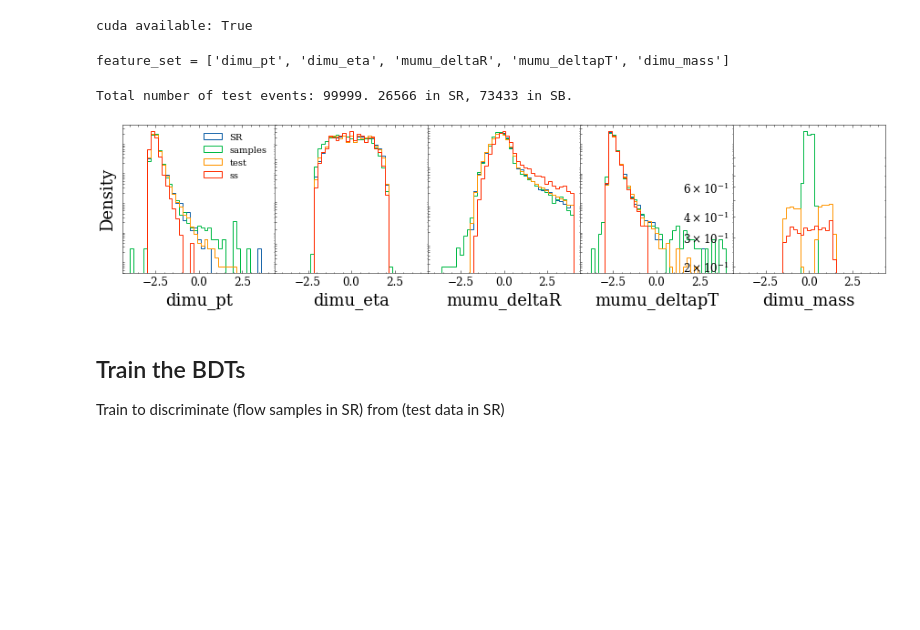
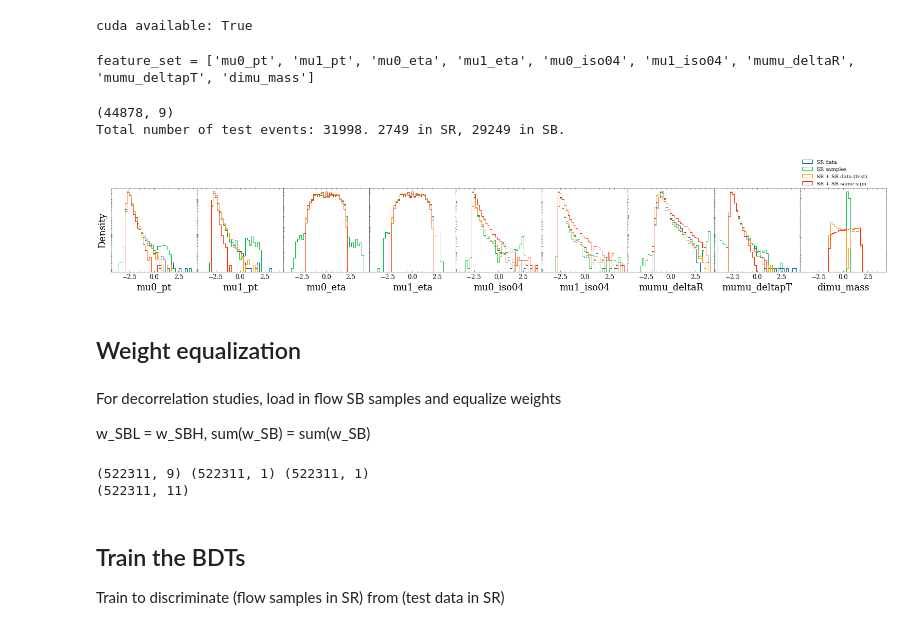
Before and after one commit to hep-lbdl/dimuonAD, a Jupyter notebook: 07_bump_hunt.ipynb, the cells around one changed output. Cells and saved outputs as stored; diff of their text form; code cells hidden in the pictures; blank space fills up the shorter version.

Commit message:
weights are working. attemped mass decorrelation (which is not working)

```diff
--- a/07_bump_hunt.ipynb
+++ b/07_bump_hunt.ipynb
@@ -28,8 +32,8 @@ with open("workflow.yaml", "r") as file:
 bands = ["SBL", "SR", "SBH"]
 data_dict = {}
 
-project_id = "dimu_supp"
-particle_type = "eta_shifted"
+project_id = "single_2"
+particle_type = "eta"
 
 flow_training_id = f"lowmass_{particle_type}_nojet_{project_id}"
 flow_training_dir = os.path.join("models", f"{flow_training_id}/")
@@ -48,11 +52,12 @@ with open(f"models/{flow_training_id}/configs.txt", "rb") as infile:
     configs = infile.readlines()[0].decode("utf-8")
     print(configs)
 # %% [output]
-feature_set = ['dimu_pt', 'dimu_eta', 'mumu_deltaR', 'mumu_deltapT', 'dimu_mass']
+feature_set = ['mu0_pt', 'mu1_pt', 'mu0_eta', 'mu1_eta', 'mu0_iso04', 'mu1_iso04', 'mumu_deltaR', 'mumu_deltapT', 'dimu_mass']
 # %%
 # Assemble the test set -- consists of both SB and SR
 
-feature_set = ['dimu_pt', 'dimu_eta', 'mumu_deltaR', 'mumu_deltapT', 'dimu_mass']
+feature_set = ['mu0_pt', 'mu1_pt', 'mu0_eta', 'mu1_eta', 'mu0_iso04', 'mu1_iso04', 'mumu_deltaR', 'mumu_deltapT', 'dimu_mass']
+
 
 
 num_events_test_SR = test_dict["SR"]["s_inj_data"]["dimu_mass"].shape[0]
@@ -75,38 +80,66 @@ for i, feat in enumerate(feature_set):
     test_events_samesign[:,i] = loc_arr.reshape(-1,)
 
 
-
-
-
+print(data_dict["SR"].shape)
 
 print(f"Total number of test events: {test_events_SR.shape[0]+test_events_SB.shape[0]}. {test_events_SR.shape[0]} in SR, {test_events_SB.shape[0]} in SB.")
 # %% [output]
-Total number of test events: 99999. 26566 in SR, 73433 in SB.
+(44878, 9)
+Total number of test events: 31998. 2749 in SR, 29249 in SB.
 # %%
 def hist_all_features(samples, labels, feature_set, plot_bound=3, yscale_log=False):
     scaled_feature_bins = [np.linspace(-plot_bound, plot_bound, 40) for i in range(len(feature_set))]
 
     n_features = len(feature_set)
     fig, ax = plt.subplots(1, n_features, figsize = (3*n_features, 3))
 
 
     for i, feat in enumerate(feature_set):
         for j, samp in enumerate(samples):
             ax[i].hist(samp[:,i], bins = scaled_feature_bins[i], histtype = "step", density = True, label = labels[j])
 
         if yscale_log:
             ax[i].set_yscale("log")
         ax[i].set_xlabel(feat)
         ax[i].set_yticks([])
-    ax[0].legend()
+    plt.legend(loc = (0, 1))
     ax[0].set_ylabel("Density")
     plt.subplots_adjust(wspace=0)
     plt.show()
 
 
-hist_all_features([data_dict["SR"], data_dict["SR_samples"], test_events_SB, test_events_samesign], ["SR", "samples", "test", "ss"], feature_set, plot_bound = 4, yscale_log = True)
+hist_all_features([data_dict["SR"], data_dict["SR_samples"], test_events_SB, test_events_samesign], ["SR data", "SR samples", "SR + SB data (test)", "SR + SB same sign"], feature_set, plot_bound = 4, yscale_log = True)
 # %% [output]
-[figure, old version]
+[figure, new version]
+# %% [markdown]
+## Weight equalization
+# %% [markdown]
+For decorrelation studies, load in flow SB samples and equalize weights
+
+w_SBL = w_SBH, sum(w_SB) = sum(w_SB)
+# %%
+num_events_SBL_samples = data_dict["SBL_samples"].shape[0]
+num_events_SBH_samples = data_dict["SBH_samples"].shape[0]
+num_events_SR_samples_decorr = data_dict["SR_samples_decorr"].shape[0]
+
+
+flow_samples_decorr = np.vstack([data_dict["SBL_samples"], data_dict["SR_samples_decorr"], data_dict["SBH_samples"]])
+weights_decorr = np.vstack([np.full((num_events_SBL_samples,1), num_events_SR_samples_decorr/(2.0*num_events_SBL_samples)),
+                            np.full((num_events_SR_samples_decorr,1), 1),
+                           np.full((num_events_SBH_samples,1), num_events_SR_samples_decorr/(2.0*num_events_SBH_samples))])
+
+# to get neg classifier weights, assign the SR template a label of 1
+labels_decorr = np.vstack([np.ones((num_events_SBL_samples,1)),
+                            np.zeros((num_events_SR_samples_decorr,1)),
+                           np.ones((num_events_SBH_samples,1))])
+
+print(flow_samples_decorr.shape, labels_decorr.shape, weights_decorr.shape)
+
+decorrelation_array = np.hstack([flow_samples_decorr, labels_decorr, weights_decorr])
+print(decorrelation_array.shape)
+# %% [output]
+(522311, 9) (522311, 1) (522311, 1)
+(522311, 11)
 # %% [markdown]
 ## Train the BDTs
 
```
Also changed, not shown: parts of 7 cells of this notebook.
